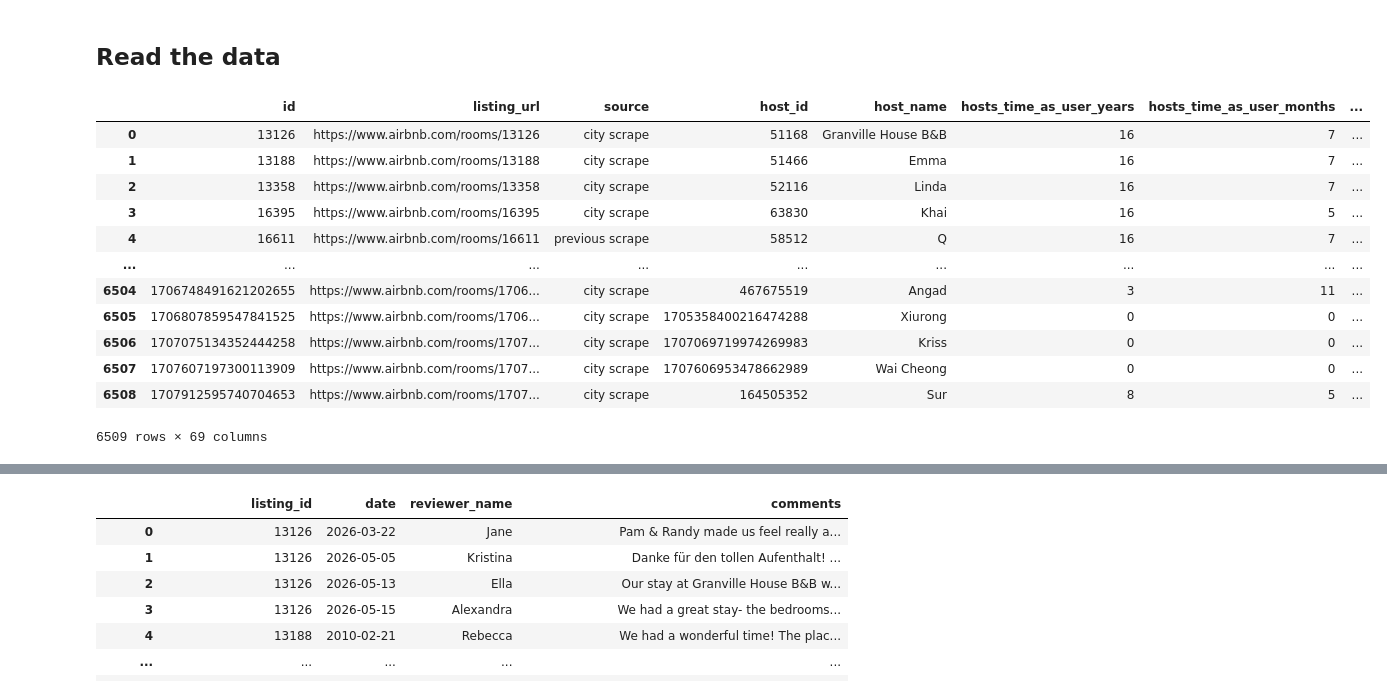
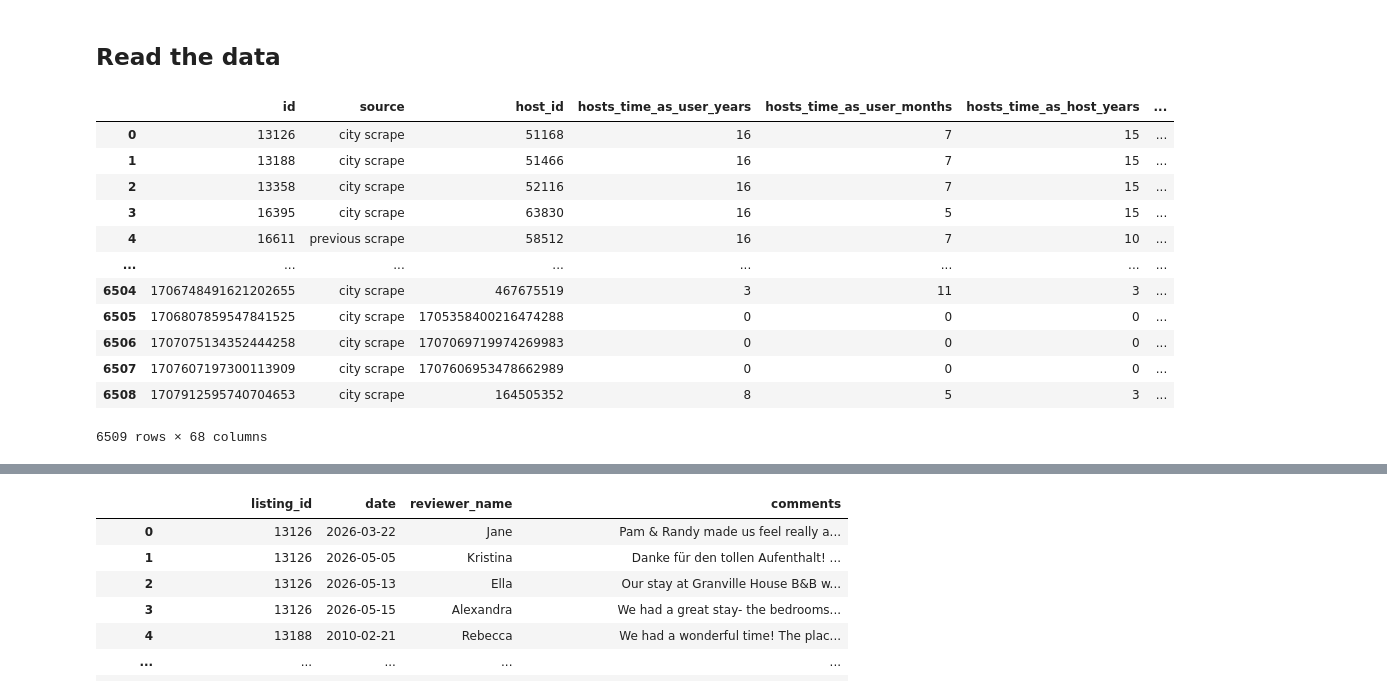
Before and after one commit to eMongoose/DSSS-DataJam-2026, a Jupyter notebook: main.ipynb, the cells around one changed output, grey strips where cells are left out. Saved outputs shown, nothing was run; the diff lists cells and outputs as text; code cells hidden in the pictures.

Commit message:
cleaned datasets further and explained why we dropped columns with comments

```diff
--- a/main.ipynb
+++ b/main.ipynb
@@ -33,41 +33,44 @@ calendar = pd.read_csv('data/input/calendar.csv.gz')
 reviews = pd.read_csv('data/input/reviews.csv.gz')
 neighbourhoods = gpd.read_file('data/input/neighbourhoods.geojson')
 # %%
-listings.drop_duplicates(inplace=True)
+#listings.drop_duplicates(inplace=True)
 listings = listings.drop(columns=[
-    'scrape_id',
-    'last_scraped',
-    'name',
-    'description',
-    'neighborhood_overview',
+    'listing_url',#irrelevant
+    'scrape_id', #irrelevant
+    'source', #metadata
+    'last_scraped', #irrelevant
+    'name', #irrelevant
+    'description', #irrelevant
+    'neighborhood_overview', #nan
     'neighbourhood', #nan
-    'picture_url',
-    'host_since',
-    'host_url',
-    'host_profile_id',
-    'host_profile_url',
-    'host_about',
-    'host_thumbnail_url',
-    'host_picture_url',
-    'host_has_profile_pic',
-    'calendar_updated',
-    'calendar_last_scraped',
-    'first_review',
-    'last_review',
-    'license',
-    'instant_bookable'])
+    'picture_url', #irrelevant
+    'host_url', #irrelevant
+    'host_profile_id', #irrelevant
+    'host_profile_url', #irrelevant
+    'host_about', #irrelevant
+    'host_thumbnail_url', #irrelevant
+    'host_picture_url', #irrelevant
+    'host_has_profile_pic', #irrelevant
+    'host_verifications', #nan
+    'host_since', #nan
+    'host_name', #irrelevant
+    'calendar_updated', #nan
+    'calendar_last_scraped', #irrelevant
+    'license', #nan
+    'instant_bookable' #nan
+    ])
 listings # calling the dataframe's name will just paste it below
 # %% [output]
-|  | id | listing_url | source | host_id | host_name | hosts_time_as_user_years | hosts_time_as_user_months | ... |
-| 0 | 13126 | https://www.airbnb.com/rooms/13126 | city scrape | 51168 | Granville House B&B | 16 | 7 | ... |
-| 1 | 13188 | https://www.airbnb.com/rooms/13188 | city scrape | 51466 | Emma | 16 | 7 | ... |
-| 2 | 13358 | https://www.airbnb.com/rooms/13358 | city scrape | 52116 | Linda | 16 | 7 | ... |
-| 3 | 16395 | https://www.airbnb.com/rooms/16395 | city scrape | 63830 | Khai | 16 | 5 | ... |
-| 4 | 16611 | https://www.airbnb.com/rooms/16611 | previous scrape | 58512 | Q | 16 | 7 | ... |
-| ... | ... | ... | ... | ... | ... | ... | ... | ... |
-| 6504 | 1706748491621202655 | https://www.airbnb.com/rooms/1706... | city scrape | 467675519 | Angad | 3 | 11 | ... |
-| 6505 | 1706807859547841525 | https://www.airbnb.com/rooms/1706... | city scrape | 1705358400216474288 | Xiurong | 0 | 0 | ... |
-| 6506 | 1707075134352444258 | https://www.airbnb.com/rooms/1707... | city scrape | 1707069719974269983 | Kriss | 0 | 0 | ... |
-| 6507 | 1707607197300113909 | https://www.airbnb.com/rooms/1707... | city scrape | 1707606953478662989 | Wai Cheong | 0 | 0 | ... |
-| 6508 | 1707912595740704653 | https://www.airbnb.com/rooms/1707... | city scrape | 164505352 | Sur | 8 | 5 | ... |
+|  | id | source | host_id | hosts_time_as_user_years | hosts_time_as_user_months | hosts_time_as_host_years | ... |
+| 0 | 13126 | city scrape | 51168 | 16 | 7 | 15 | ... |
+| 1 | 13188 | city scrape | 51466 | 16 | 7 | 15 | ... |
+| 2 | 13358 | city scrape | 52116 | 16 | 7 | 15 | ... |
+| 3 | 16395 | city scrape | 63830 | 16 | 5 | 15 | ... |
+| 4 | 16611 | previous scrape | 58512 | 16 | 7 | 10 | ... |
+| ... | ... | ... | ... | ... | ... | ... | ... |
+| 6504 | 1706748491621202655 | city scrape | 467675519 | 3 | 11 | 3 | ... |
+| 6505 | 1706807859547841525 | city scrape | 1705358400216474288 | 0 | 0 | 0 | ... |
+| 6506 | 1707075134352444258 | city scrape | 1707069719974269983 | 0 | 0 | 0 | ... |
+| 6507 | 1707607197300113909 | city scrape | 1707606953478662989 | 0 | 0 | 0 | ... |
+| 6508 | 1707912595740704653 | city scrape | 164505352 | 8 | 5 | 3 | ... |
-6509 rows × 69 columns
+6509 rows × 68 columns
```
Also changed, not shown: parts of 4 cells of this notebook.
